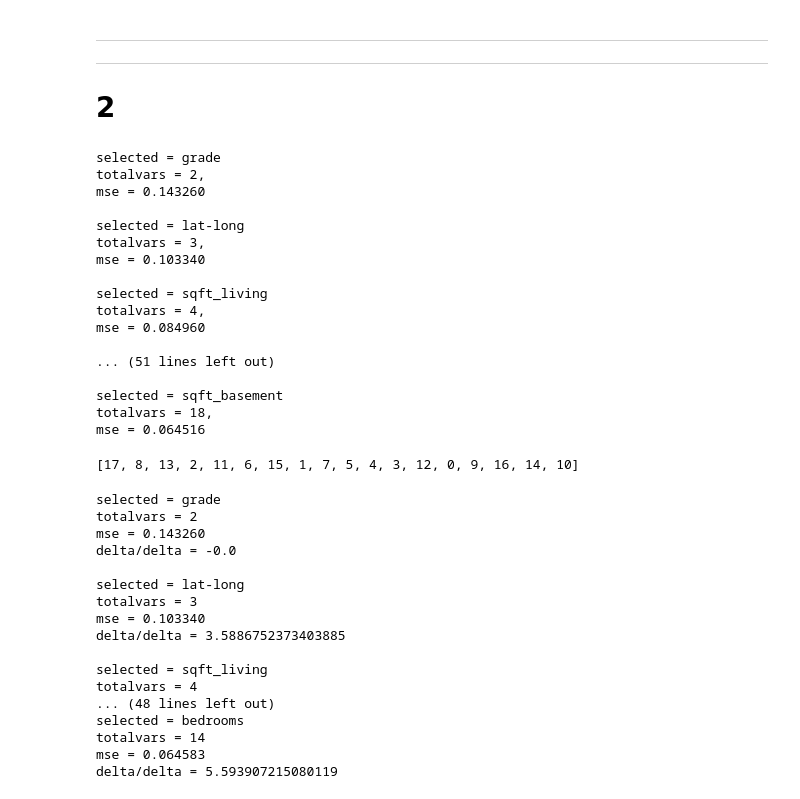
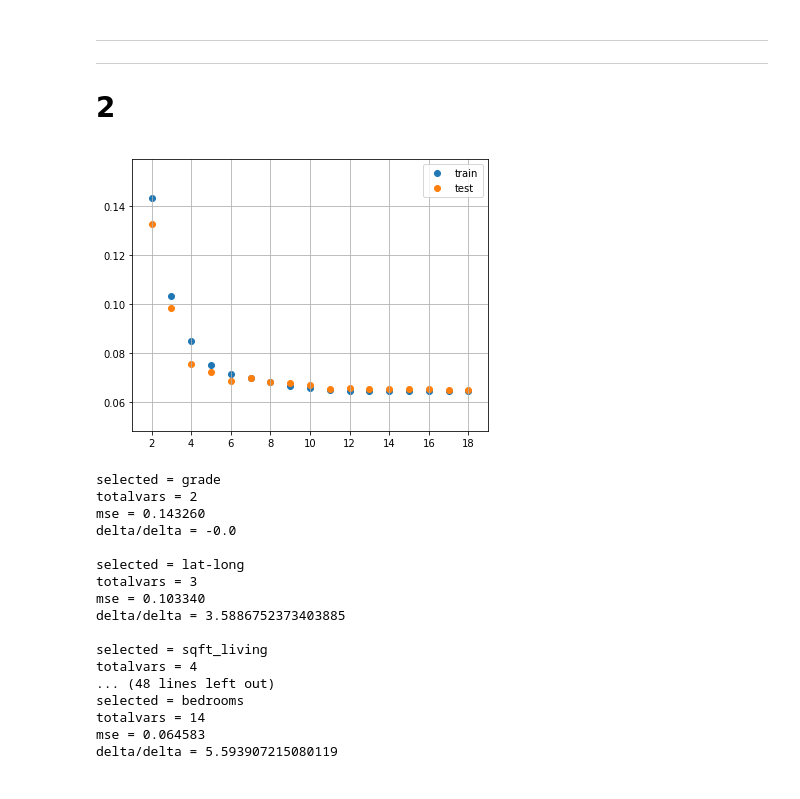
Before and after one commit to vlizanae/INF393, a Jupyter notebook: tarea-1/tarea-1.ipynb, the cells around one changed output. Drawn from its saved outputs; the diff is of its cells as text; code cells hidden in the pictures.

```diff
--- a/tarea-1/tarea-1.ipynb
+++ b/tarea-1/tarea-1.ipynb
@@ -307,62 +307,67 @@ plt.show()
 ---
 # 2
 # %%
-def fss(x, y, names_x, k = 10000):
+def fss(x, y, x_t, y_t, names_x, k = 10000, verbose=False):
     p = x.shape[1]-1
     k = min(p, k)
     names_x = np.array(names_x)
     remaining = list(range(0, p))
     selected = [p]
     current_score = 0.0
     best_new_score = 0.0
     aux_score = 0.0
+    mse_list_train = []
+    mse_list_test = []
     while remaining and len(selected)<=k :
         score_candidates = []
+        model = lm.LinearRegression(fit_intercept=False)
 
         for candidate in remaining:
-            model = lm.LinearRegression(fit_intercept=False)
             indexes = selected + [candidate]
             x_train = x[:,indexes]
             predictions_train = model.fit(x_train, y).predict(x_train)
             residuals_train = predictions_train - y
             mse_candidate = np.mean(np.power(residuals_train, 2))
             score_candidates.append((mse_candidate, candidate))
 
         score_candidates.sort()
         score_candidates[:] = score_candidates[::-1]
         aux_score = best_new_score
         best_new_score, best_candidate = score_candidates.pop()
         remaining.remove(best_candidate)
         selected.append(best_candidate)
-        print("selected = %s"%names_x[best_candidate])
-        print("totalvars = %d,\nmse = %f"%(len(indexes),best_new_score))
-        print()
 
-    return selected
+        if verbose:
+            print("selected = %s"%names_x[best_candidate])
+            print("totalvars = %d,\nmse = %f"%(len(indexes),best_new_score))
+            print()
+
+        x_train = x[:, selected]
+        x_test = x_t[:, selected]
+        current_model = model.fit(x_train, y)
+        predictions_train_res = y - current_model.predict(x_train)
+        predictions_test_res = y_t - current_model.predict(x_test)
+        mse_list_train.append(np.mean(np.power(predictions_train_res, 2)))
+        mse_list_test.append(np.mean(np.power(predictions_test_res, 2)))
+
+    return selected, mse_list_train, mse_list_test
 
 names_regressors = ["bedrooms","bathrooms","sqft_living","sqft_lot","floors","waterfront","view",
 "condition","grade","sqft_above","sqft_basement","yr_built","yr_renovated","lat-long",
 "sqft_living15","sqft_lot15","intercept"]
-fss(Xm,ym,names_regressors)
+# las listas estan ordenadas por el numero de dimensiones del modelo
+attr_indexes, train_mse, test_mse = fss(Xm, ym, Xtm, ytm, names_regressors)
+
+fig = plt.figure(figsize=(14, 5))
+ax1 = fig.add_subplot(121)
+ax1.scatter(range(2,2+len(train_mse)), train_mse, label="train")
+ax1.scatter(range(2,2+len(test_mse)), test_mse, label="test")
+ax1.legend()
+ax1.grid()
+
+plt.show()
 # %% [output]
-selected = grade
-totalvars = 2,
-mse = 0.143260
-
-selected = lat-long
-totalvars = 3,
-mse = 0.103340
-
-selected = sqft_living
-totalvars = 4,
-mse = 0.084960
-
-... (51 lines left out)
-
-selected = sqft_basement
-totalvars = 18,
-mse = 0.064516
-[17, 8, 13, 2, 11, 6, 15, 1, 7, 5, 4, 3, 12, 0, 9, 16, 14, 10]
+[figure, added]
 # %%
 def fss2(x, y, names_x, k = 10000, tol = 4):
     p = x.shape[1]-1
```
Also changed, not shown: parts of 1 cell of this notebook.
